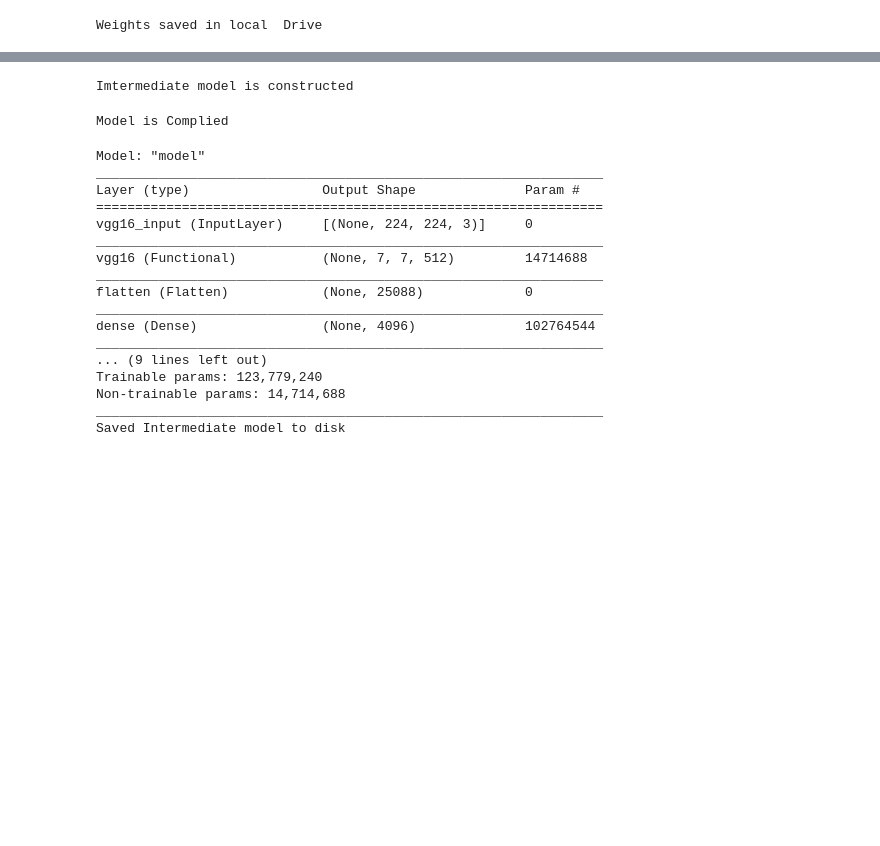
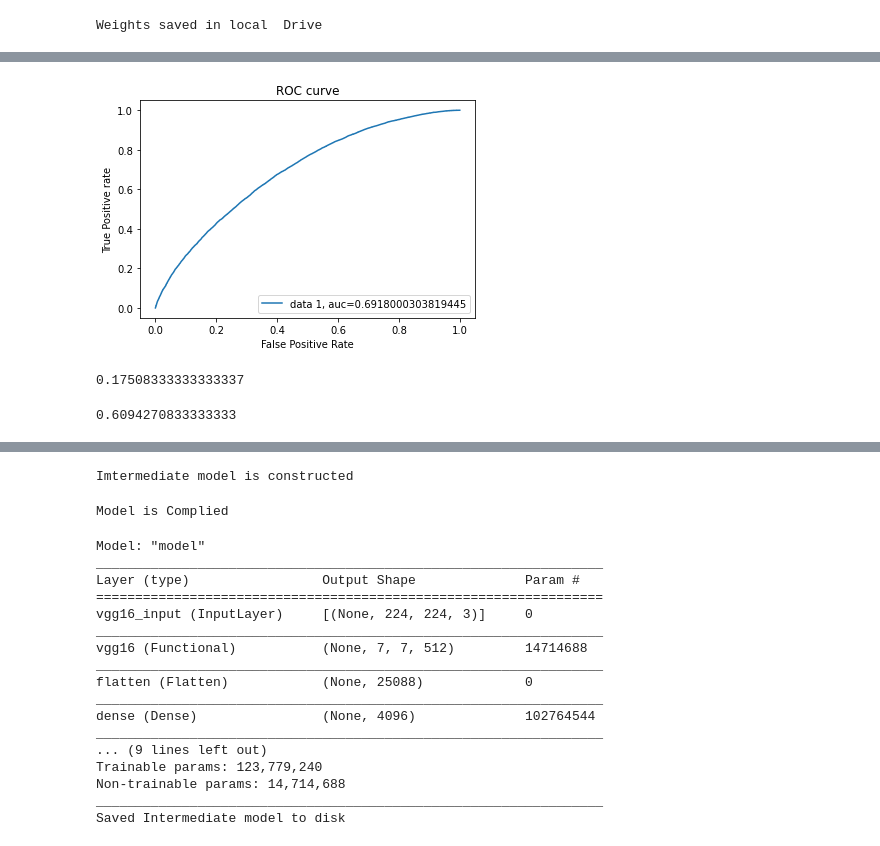
Before and after one commit to deepakmoud/Signature-verification-Novel-Architecture, a Jupyter notebook: Signature_Verification_VGG16_GDPS_dataset.ipynb, the cells around one changed output, grey strips where cells are left out. Drawn from its saved outputs; the diff is of its cells as text; code cells hidden in the pictures; blank space fills up the shorter version.

```diff
--- a/Signature_Verification_VGG16_GDPS_dataset.ipynb
+++ b/Signature_Verification_VGG16_GDPS_dataset.ipynb
@@ -231,0 +299,19 @@ _________________________________________________________________
+# %%
+from sklearn.metrics import roc_curve
+from sklearn.metrics import roc_auc_score
+
+y_pred_proba = model.predict(validation_generator)[:,0]
+fpr, tpr, _ = roc_curve(df.y,  y_pred_proba)
+auc = roc_auc_score(df.y, y_pred_proba)
+plt.plot(fpr,tpr,label="data 1, auc="+str(auc))
+# title
+plt.title('ROC curve')
+# x label
+plt.xlabel('False Positive Rate')
+# y label
+plt.ylabel('True Positive rate')
+
+plt.legend(loc=4)
+plt.show()
+# %% [output]
+[figure, added]
@@ -231,0 +326,8 @@ _________________________________________________________________
+# %%
+print(fpr)
+# %% [output]
+0.17508333333333337
+# %%
+print(fnr)
+# %% [output]
+0.6094270833333333
```
Also changed, not shown: parts of 37 cells of this notebook.
